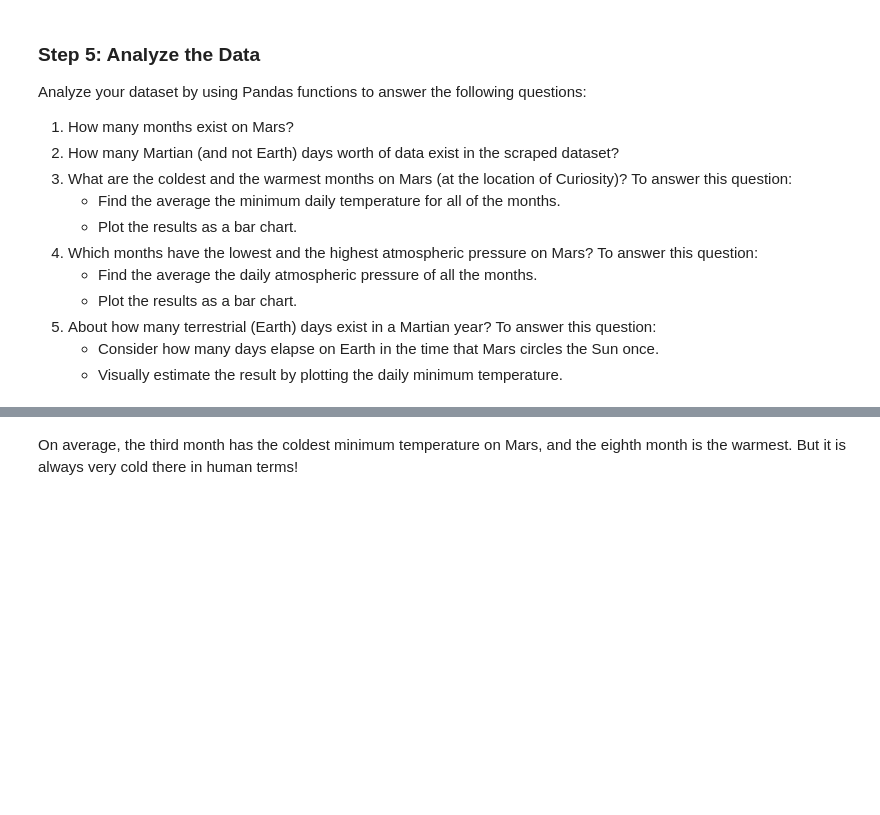
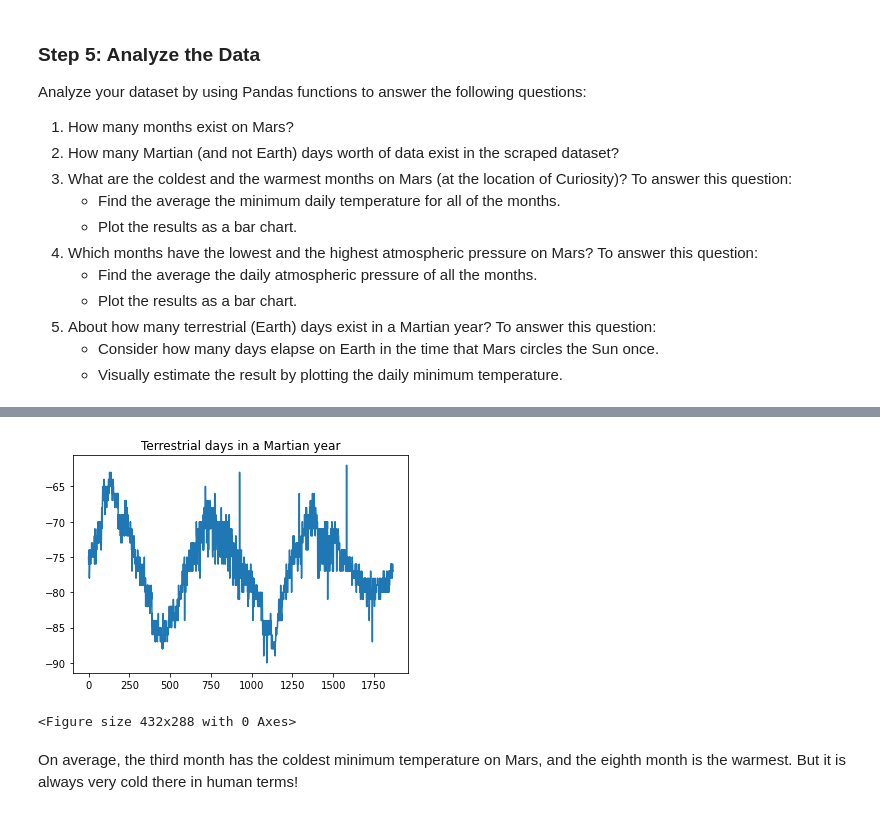
Before and after one commit to candidamg/html-mars-challenge, a Jupyter notebook: part_2_mars_weather.ipynb, the cells around one changed output, grey strips where cells are left out. Saved outputs shown, nothing was run; the diff lists cells and outputs as text; code cells hidden in the pictures; blank space fills up the shorter version.

```diff
--- a/part_2_mars_weather.ipynb
+++ b/part_2_mars_weather.ipynb
@@ -154,5 +266,17 @@ Analyze your dataset by using Pandas functions to answer the following questions
 # %%
 # 5. How many terrestrial (earth) days are there in a Martian year?
+days = mars_df["min_temp"]
+
+# plot the daily minimum temperature
+days.plot()
+plt.title("Terrestrial days in a Martian year")
+
+# display chart & save
+plt.show()
+plt.savefig("images/earth_days_to_martian_year.png")
+# %% [output]
+[figure, added]
+<Figure size 432x288 with 0 Axes>
 # %% [markdown]
 On average, the third month has the coldest minimum temperature on Mars, and the eighth month is the warmest. But it is always very cold there in human terms!
 # %% [markdown]
```
Also changed, not shown: parts of 16 cells of this notebook.
